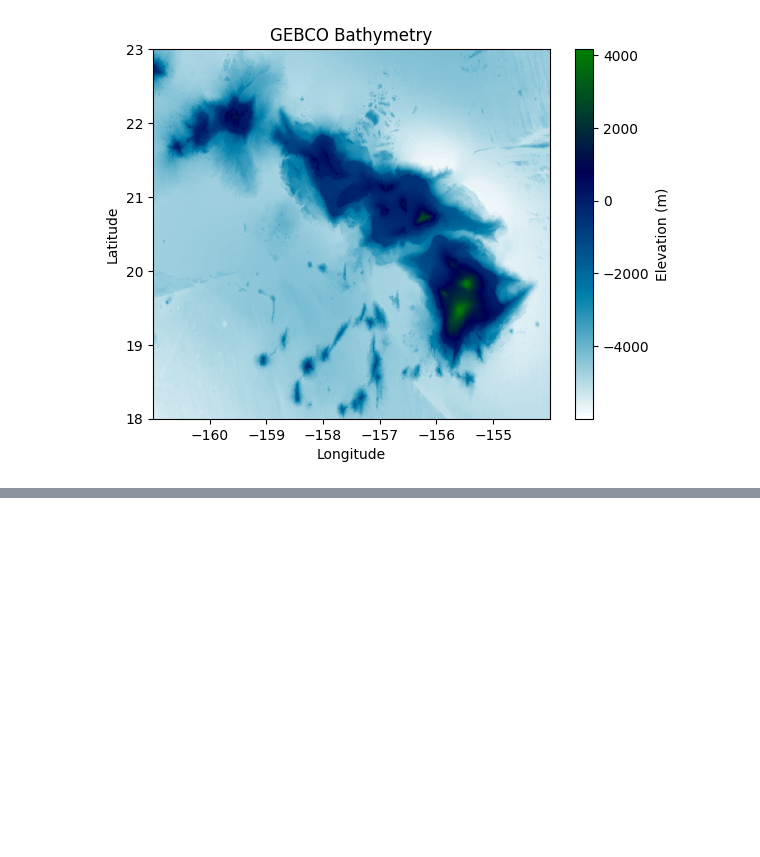
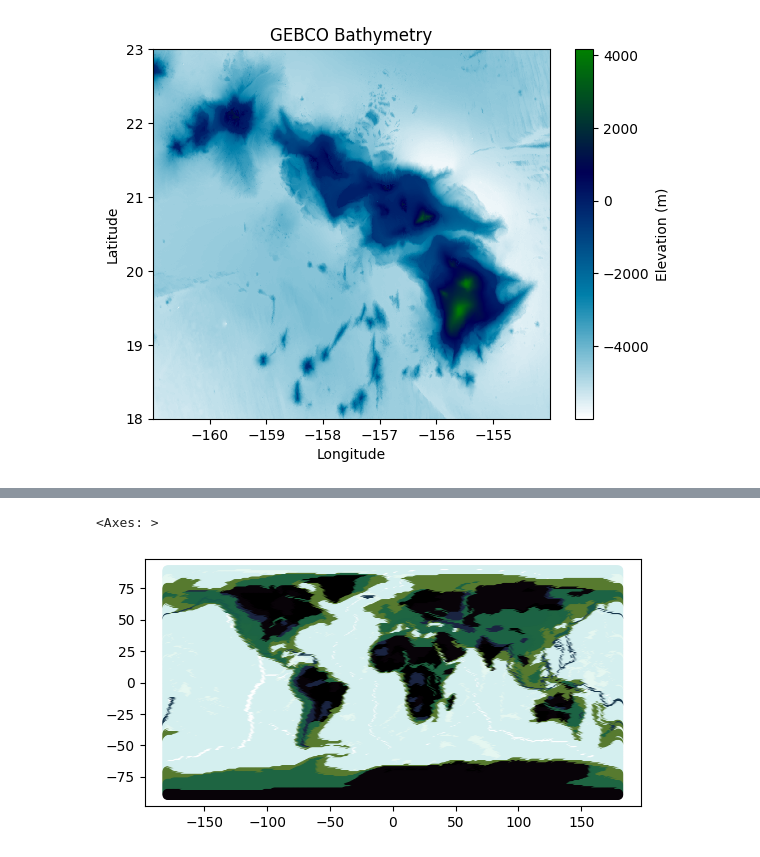
Before and after one commit to agartha-ai/agartha, a Jupyter notebook: dataexplorer.ipynb, the cells around one changed output, grey strips where cells are left out. Cells and saved outputs as stored; diff of their text form; code cells hidden in the pictures; blank space fills up the shorter version.

Commit message:
added ecm1 data visualization

```diff
--- a/dataexplorer.ipynb
+++ b/dataexplorer.ipynb
@@ -134,0 +143,5 @@ plt.show()
+# %%
+ecm1_path = 'data/ecm1/ECM1.txt'
+ecm1_df = pd.read_csv(ecm1_path, sep='\s+')
+# %%
+ecm1_gf = gpd.GeoDataFrame(ecm1_df, geometry=gpd.points_from_xy(x=ecm1_df.Lon, y=ecm1_df.Lat), crs='EPSG:4326')
@@ -134,0 +164,5 @@ plt.show()
+# %%
+ecm1_gf.plot('RHO1', cmap='cubehelix_r')
+# %% [output]
+<Axes: >
+[figure, added]
```
Also changed, not shown: parts of 9 cells of this notebook.
